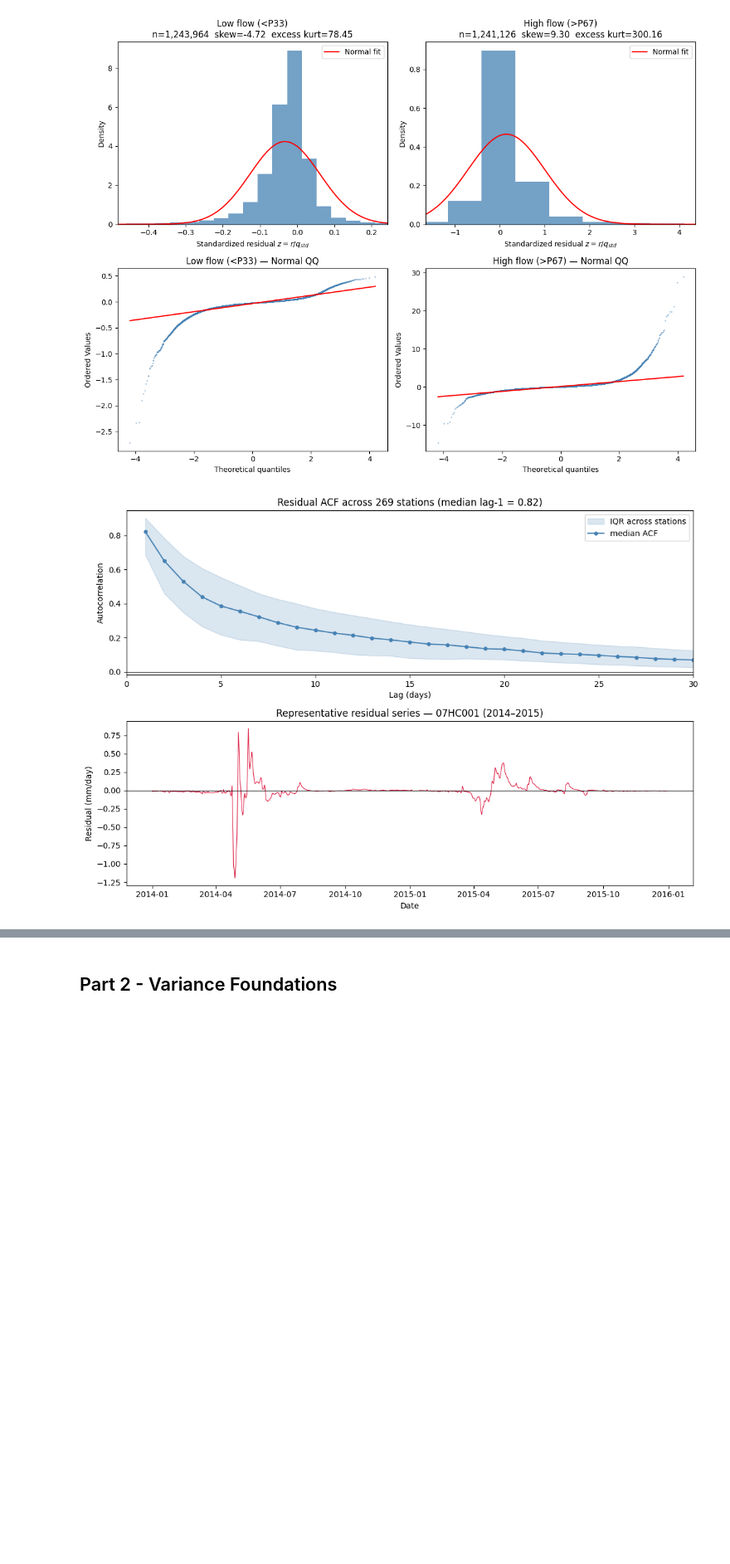
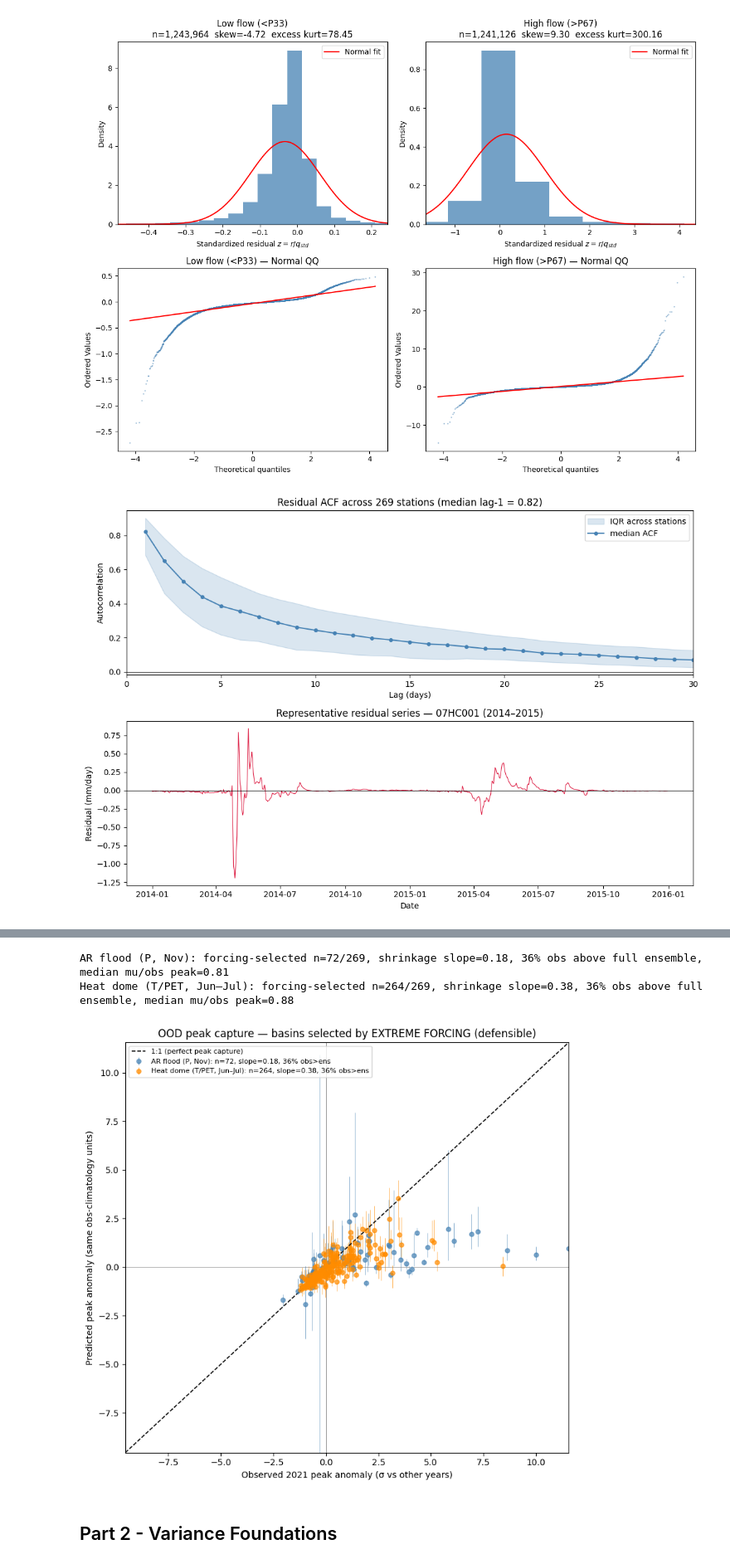
Before and after one commit to TWilson05/EA-LSTM-Streamflow, a Jupyter notebook: notebooks/EXP5_MVE_Analysis.ipynb, the cells around one changed output, grey strips where cells are left out. Shown at 83% size. Drawn from its saved outputs; the diff is of its cells as text; code cells hidden in the pictures; blank space fills up the shorter version.

```diff
--- a/notebooks/EXP5_MVE_Analysis.ipynb
+++ b/notebooks/EXP5_MVE_Analysis.ipynb
@@ -356,3 +497,67 @@ The mean's baseline behavior and bias at the two extremes, which everything in t
+# %%
+# Cell 13d: OOD peak capture, FORCING-based selection (removes 13c's selection bias)
+# 13c selected basins by extreme OBSERVED flow, then assessed flow prediction -> conditioning
+# on the outcome builds in regression-to-the-mean. Here selection is on the INPUT the model was
+# fed: basins whose 2021 event-window FORCING (Nov precip / Jun–Jul Tmax) was extreme vs other
+# years. Selecting on inputs and measuring output error is NOT circular -> the shrinkage slope
+# is a defensible effect size: "given OOD-extreme forcing, how much of the response does the
+# model produce?" Residual caveat: obs noise on the x-axis still attenuates the slope slightly
+# (errors-in-variables), but that is small and not the conditioning bias 13c carried.
+CLIM = PROCESSED_DATA_DIR / 'climate'
+precip = pd.read_csv(CLIM / 'daily_precipitation.csv', index_col=0,
+                     parse_dates=True).reindex(index=dates, columns=stations)
+tmax = pd.read_csv(CLIM / 'daily_temp_max.csv', index_col=0,
+                   parse_dates=True).reindex(index=dates, columns=stations)
+EVENTS = {
+    'AR flood (P, Nov)':          {'months': [11],   'forcing': precip, 'color': 'steelblue'},
+    'Heat dome (T/PET, Jun–Jul)': {'months': [6, 7], 'forcing': tmax,   'color': 'darkorange'},
+}
+Z_FORCE = 1.5                                     # selection: 2021 forcing peak > 1.5 sigma (INPUT was OOD)
+yr, mo = obs_mm.index.year, obs_mm.index.month
+
+fig, ax = plt.subplots(figsize=(8, 7.5))
+hi_lim, lo_lim = 0, 0
+for name, cfg in EVENTS.items():
+    sel = np.isin(mo, cfg['months']); yrs = yr[sel]
+    fwm = cfg['forcing'][sel].groupby(yrs).max()                       # forcing window-max
+    fa = (fwm.loc[2021] - fwm.drop(index=2021).mean()) / fwm.drop(index=2021).std()  # SELECTOR (input)
+    owm = obs_mm[sel].groupby(yrs).max(); mwm = mu[sel].groupby(yrs).max()
+    mem = [d.loc[dates, stations][sel].groupby(yrs).max() for d in _members]
+    cm, cs = owm.drop(index=2021).mean(), owm.drop(index=2021).std()
+    oa = (owm.loc[2021] - cm) / cs                                     # observed peak anomaly (x)
+    pa = (mwm.loc[2021] - cm) / cs                                     # predicted peak anomaly (y)
+    m21 = np.stack([m.loc[2021] for m in mem])
+    elo = pd.Series((m21.min(0) - cm) / cs, index=owm.columns)
+    ehi = pd.Series((m21.max(0) - cm) / cs, index=owm.columns)
+
+    g = (fa > Z_FORCE) & np.isfinite(pa) & np.isfinite(oa) & (cs > 0)  # SELECT ON FORCING, not obs
+    x, y = oa[g].values, pa[g].values
+    ylo, yhi = elo[g].values, ehi[g].values
+    slope = np.sum(x * y) / np.sum(x * x)
+    cw = np.mean(x > yhi)
+    print(f'{name}: forcing-selected n={int(g.sum())}/{len(stations)}, shrinkage slope={slope:.2f}, '
+          f'{cw:.0%} obs above full ensemble, '
+          f'median mu/obs peak={np.median((mwm.loc[2021][g] / owm.loc[2021][g]).values):.2f}')
+
+    ax.errorbar(x, y, yerr=[np.clip(y - ylo, 0, None), np.clip(yhi - y, 0, None)],
+                fmt='o', ms=5, color=cfg['color'], alpha=0.7, ecolor=cfg['color'],
+                elinewidth=0.6, capsize=0,
+                label=f'{name}: n={int(g.sum())}, slope={slope:.2f}, {cw:.0%} obs>ens')
+    hi_lim = max(hi_lim, np.nanmax(x), np.nanmax(yhi)); lo_lim = min(lo_lim, np.nanmin(ylo))
+
+ax.plot([lo_lim, hi_lim], [lo_lim, hi_lim], 'k--', lw=1.2, label='1:1 (perfect peak capture)')
+ax.axhline(0, color='grey', lw=0.6); ax.axvline(0, color='grey', lw=0.6)
+ax.set(xlim=(lo_lim, hi_lim), ylim=(lo_lim, hi_lim),
+       xlabel='Observed 2021 peak anomaly (σ vs other years)',
+       ylabel='Predicted peak anomaly (same obs-climatology units)',
+       title='OOD peak capture — basins selected by EXTREME FORCING (defensible)')
+ax.legend(loc='upper left', fontsize=8)
+plt.tight_layout()
+plt.show()
+# %% [output]
+AR flood (P, Nov): forcing-selected n=72/269, shrinkage slope=0.18, 36% obs above full ensemble, median mu/obs peak=0.81
+Heat dome (T/PET, Jun–Jul): forcing-selected n=264/269, shrinkage slope=0.38, 36% obs above full ensemble, median mu/obs peak=0.88
+[figure, added]
 # %% [markdown]
 ## Part 2 - Variance Foundations
 # %% [markdown]
```
Also changed, not shown: parts of 4 cells of this notebook.
